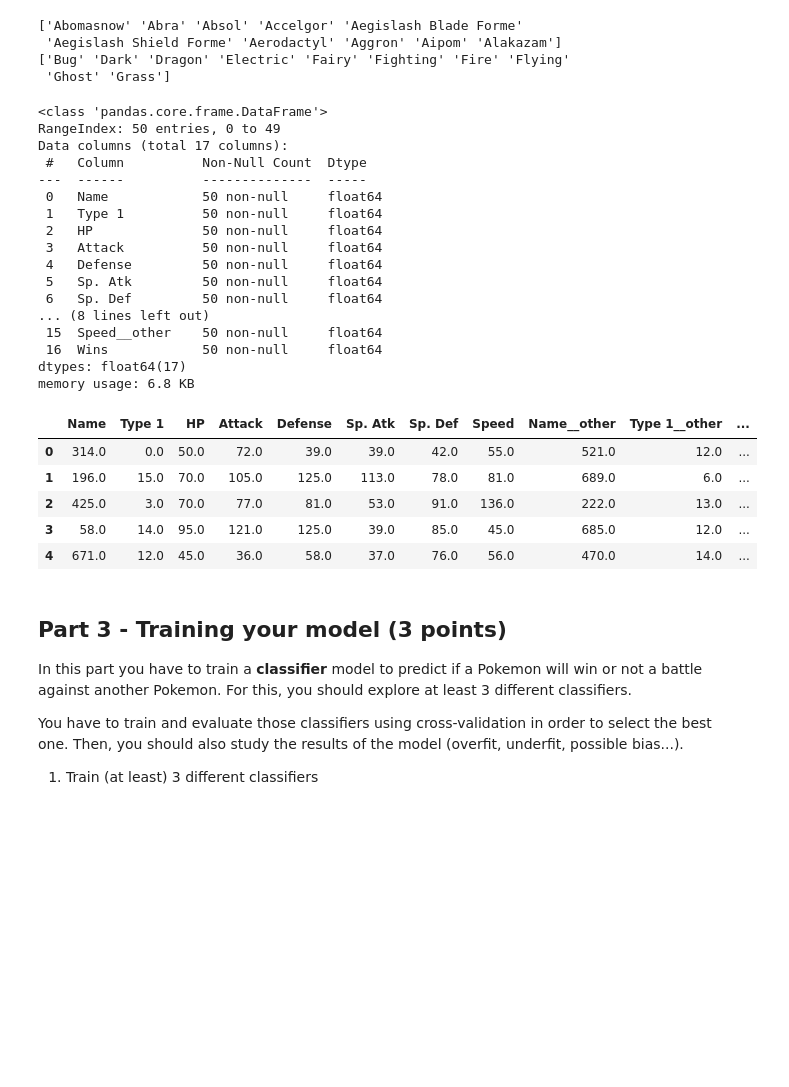
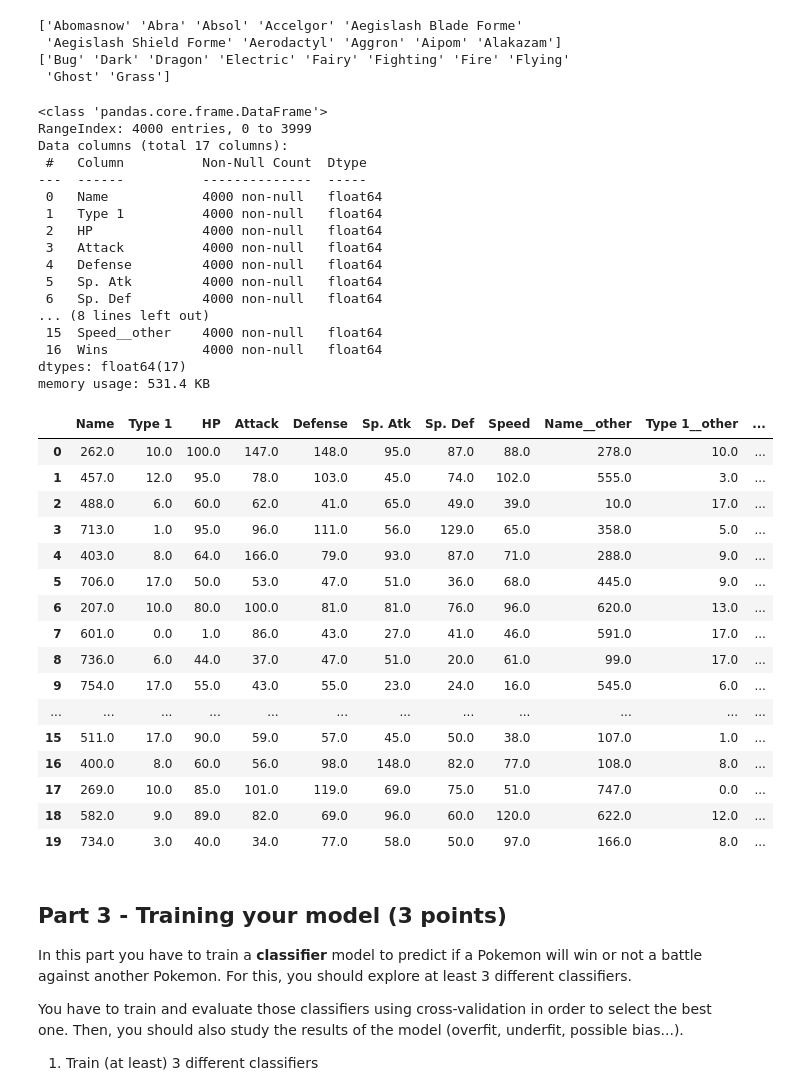
Before and after one commit to elskater98/ml-pokemon-prediction, a Jupyter notebook: pokemon_basic-ml.ipynb, the cells around one changed output. Cells and saved outputs as stored; diff of their text form; code cells hidden in the pictures; blank space fills up the shorter version.

```diff
--- a/pokemon_basic-ml.ipynb
+++ b/pokemon_basic-ml.ipynb
@@ -34,8 +34,8 @@ import pandas
 __wd__ = Path("__file__").resolve().parent
 datasets_path = __wd__ / "datasets"
 
-data = pandas.read_csv(datasets_path / "data.train", index_col=0)
-inverse_data = pandas.read_csv(datasets_path / "data_inverse.train", index_col=0)
+data = pandas.read_csv(datasets_path / "small.train", index_col=0)
+inverse_data = pandas.read_csv(datasets_path / "small_inverse.train", index_col=0)
 
 def get_Xy(dataset):
     return dataset.drop("Wins", axis=1), dataset["Wins"]
@@ -267,7 +270,7 @@ print(label_encoder_type.classes_[:10])
 
 # C) Impute Missing Values using KNN
 knn_imputer = KNNImputer(n_neighbors=1)
-processing_df = knn_imputer.fit_transform(processing_df.head(50))
+processing_df = knn_imputer.fit_transform(processing_df)
 processing_df = pandas.DataFrame(processing_df,columns=data.columns)
 # %% [output]
 ['Abomasnow' 'Abra' 'Absol' 'Accelgor' 'Aegislash Blade Forme'
@@ -277,36 +280,47 @@ processing_df = pandas.DataFrame(processing_df,columns=data.columns)
 # %%
 # Reduce dimensions of the dataset
 processing_df = processing_df.drop(columns=['Legendary', 'Legendary__other','Generation','Generation__other','Type 2','Type 2__other'])
 processing_df.info()
-processing_df.head(5)
+processing_df.head(20)
 
 # Legendary variable defines the rarity to find this Pokemon. Therefore, doesn't affect the victory of the battle.
 # Generation variable defines the seasson that the Pokemon appears.
 # Type_1 of the Pokemon define the weak/strong over the other pokemon type.
 # Type_2 is descarted because it has 50% missing values
 # All the continuous variables are important to predict the battle.
 # Wins variable is obviously required to develop the supervised prediction.
 # %% [output]
 <class 'pandas.core.frame.DataFrame'>
-RangeIndex: 50 entries, 0 to 49
+RangeIndex: 4000 entries, 0 to 3999
 Data columns (total 17 columns):
  #   Column          Non-Null Count  Dtype
 ---  ------          --------------  -----
- 0   Name            50 non-null     float64
- 1   Type 1          50 non-null     float64
- 2   HP              50 non-null     float64
- 3   Attack          50 non-null     float64
- 4   Defense         50 non-null     float64
- 5   Sp. Atk         50 non-null     float64
- 6   Sp. Def         50 non-null     float64
+ 0   Name            4000 non-null   float64
+ 1   Type 1          4000 non-null   float64
+ 2   HP              4000 non-null   float64
+ 3   Attack          4000 non-null   float64
+ 4   Defense         4000 non-null   float64
+ 5   Sp. Atk         4000 non-null   float64
+ 6   Sp. Def         4000 non-null   float64
 ... (8 lines left out)
- 15  Speed__other    50 non-null     float64
- 16  Wins            50 non-null     float64
+ 15  Speed__other    4000 non-null   float64
+ 16  Wins            4000 non-null   float64
 dtypes: float64(17)
-memory usage: 6.8 KB
+memory usage: 531.4 KB
 |  | Name | Type 1 | HP | Attack | Defense | Sp. Atk | Sp. Def | Speed | Name__other | Type 1__other | ... |
-| 0 | 314.0 | 0.0 | 50.0 | 72.0 | 39.0 | 39.0 | 42.0 | 55.0 | 521.0 | 12.0 | ... |
-| 1 | 196.0 | 15.0 | 70.0 | 105.0 | 125.0 | 113.0 | 78.0 | 81.0 | 689.0 | 6.0 | ... |
-| 2 | 425.0 | 3.0 | 70.0 | 77.0 | 81.0 | 53.0 | 91.0 | 136.0 | 222.0 | 13.0 | ... |
-| 3 | 58.0 | 14.0 | 95.0 | 121.0 | 125.0 | 39.0 | 85.0 | 45.0 | 685.0 | 12.0 | ... |
-| 4 | 671.0 | 12.0 | 45.0 | 36.0 | 58.0 | 37.0 | 76.0 | 56.0 | 470.0 | 14.0 | ... |
+| 0 | 262.0 | 10.0 | 100.0 | 147.0 | 148.0 | 95.0 | 87.0 | 88.0 | 278.0 | 10.0 | ... |
+| 1 | 457.0 | 12.0 | 95.0 | 78.0 | 103.0 | 45.0 | 74.0 | 102.0 | 555.0 | 3.0 | ... |
+| 2 | 488.0 | 6.0 | 60.0 | 62.0 | 41.0 | 65.0 | 49.0 | 39.0 | 10.0 | 17.0 | ... |
+| 3 | 713.0 | 1.0 | 95.0 | 96.0 | 111.0 | 56.0 | 129.0 | 65.0 | 358.0 | 5.0 | ... |
+| 4 | 403.0 | 8.0 | 64.0 | 166.0 | 79.0 | 93.0 | 87.0 | 71.0 | 288.0 | 9.0 | ... |
+| 5 | 706.0 | 17.0 | 50.0 | 53.0 | 47.0 | 51.0 | 36.0 | 68.0 | 445.0 | 9.0 | ... |
+| 6 | 207.0 | 10.0 | 80.0 | 100.0 | 81.0 | 81.0 | 76.0 | 96.0 | 620.0 | 13.0 | ... |
+| 7 | 601.0 | 0.0 | 1.0 | 86.0 | 43.0 | 27.0 | 41.0 | 46.0 | 591.0 | 17.0 | ... |
+| 8 | 736.0 | 6.0 | 44.0 | 37.0 | 47.0 | 51.0 | 20.0 | 61.0 | 99.0 | 17.0 | ... |
+| 9 | 754.0 | 17.0 | 55.0 | 43.0 | 55.0 | 23.0 | 24.0 | 16.0 | 545.0 | 6.0 | ... |
+| ... | ... | ... | ... | ... | ... | ... | ... | ... | ... | ... | ... |
+| 15 | 511.0 | 17.0 | 90.0 | 59.0 | 57.0 | 45.0 | 50.0 | 38.0 | 107.0 | 1.0 | ... |
+| 16 | 400.0 | 8.0 | 60.0 | 56.0 | 98.0 | 148.0 | 82.0 | 77.0 | 108.0 | 8.0 | ... |
+| 17 | 269.0 | 10.0 | 85.0 | 101.0 | 119.0 | 69.0 | 75.0 | 51.0 | 747.0 | 0.0 | ... |
+| 18 | 582.0 | 9.0 | 89.0 | 82.0 | 69.0 | 96.0 | 60.0 | 120.0 | 622.0 | 12.0 | ... |
+| 19 | 734.0 | 3.0 | 40.0 | 34.0 | 77.0 | 58.0 | 50.0 | 97.0 | 166.0 | 8.0 | ... |
```
Also changed, not shown: parts of 13 cells of this notebook, 5 other files.
